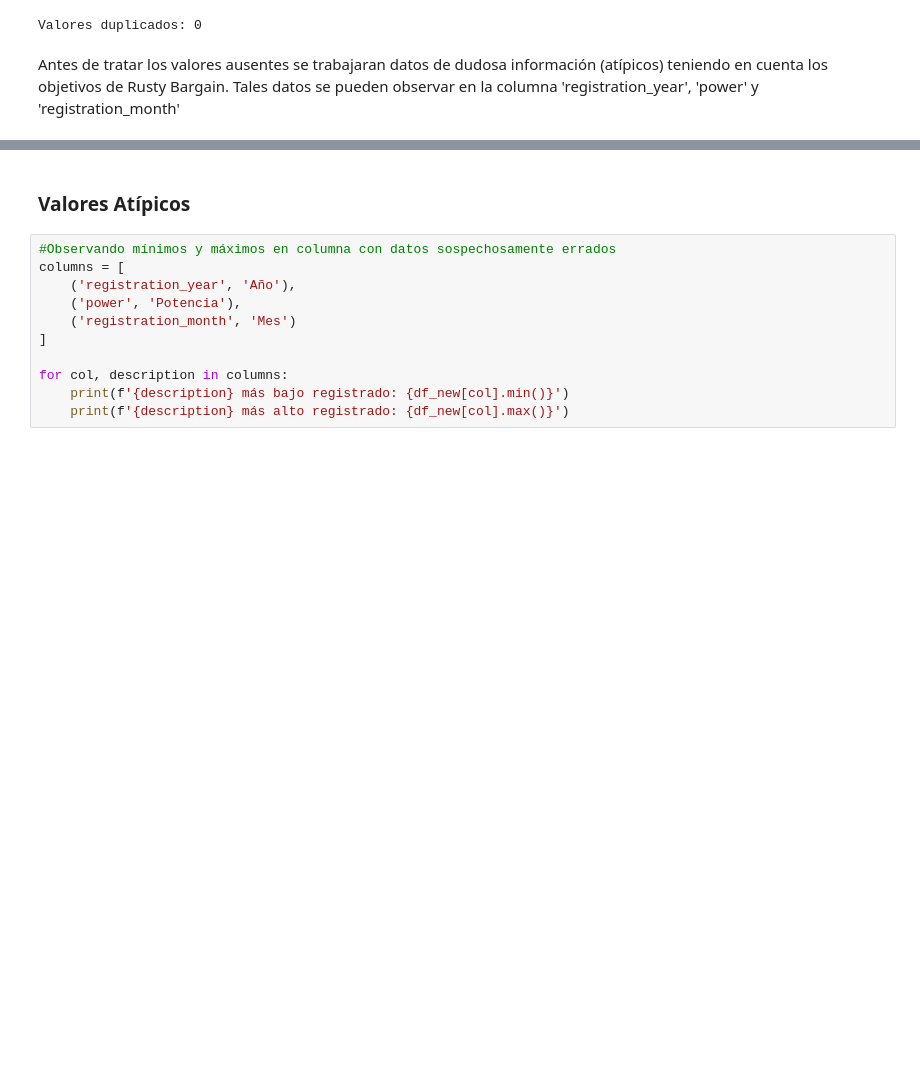
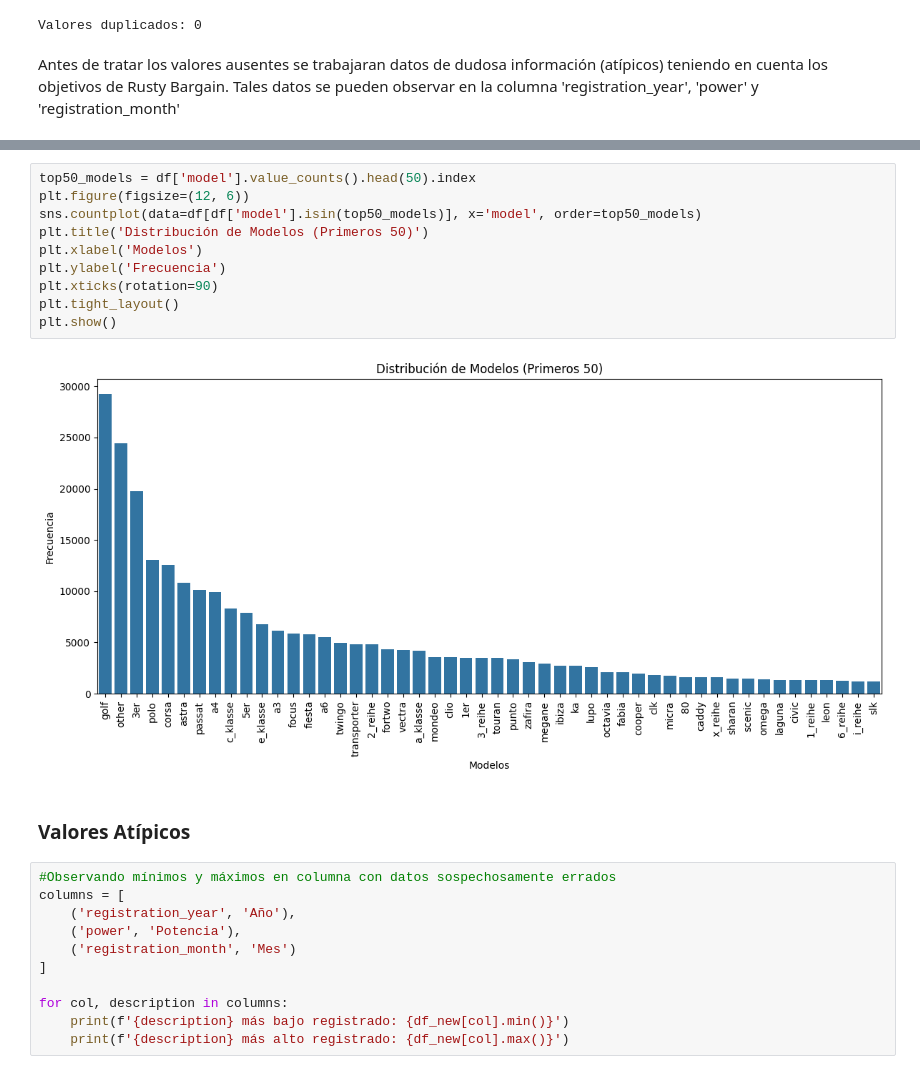
Before and after one commit to NickGuaramato/car_sales_RustyBargain, a Jupyter notebook: car_sales_RustyBargain.ipynb, the cells around one changed output, grey strips where cells are left out. Drawn from its saved outputs; the diff is of its cells as text; blank space fills up the shorter version.

```diff
--- a/car_sales_RustyBargain.ipynb
+++ b/car_sales_RustyBargain.ipynb
@@ -185,3 +206,15 @@ Antes de tratar los valores ausentes se trabajaran datos de dudosa información
+# %%
+top50_models = df['model'].value_counts().head(50).index
+plt.figure(figsize=(12, 6))
+sns.countplot(data=df[df['model'].isin(top50_models)], x='model', order=top50_models)
+plt.title('Distribución de Modelos (Primeros 50)')
+plt.xlabel('Modelos')
+plt.ylabel('Frecuencia')
+plt.xticks(rotation=90)
+plt.tight_layout()
+plt.show()
+# %% [output]
+[figure, added]
 # %% [markdown]
 ### Valores Atípicos
 # %%
```
Also changed, not shown: parts of 20 cells of this notebook, 10 other files.
